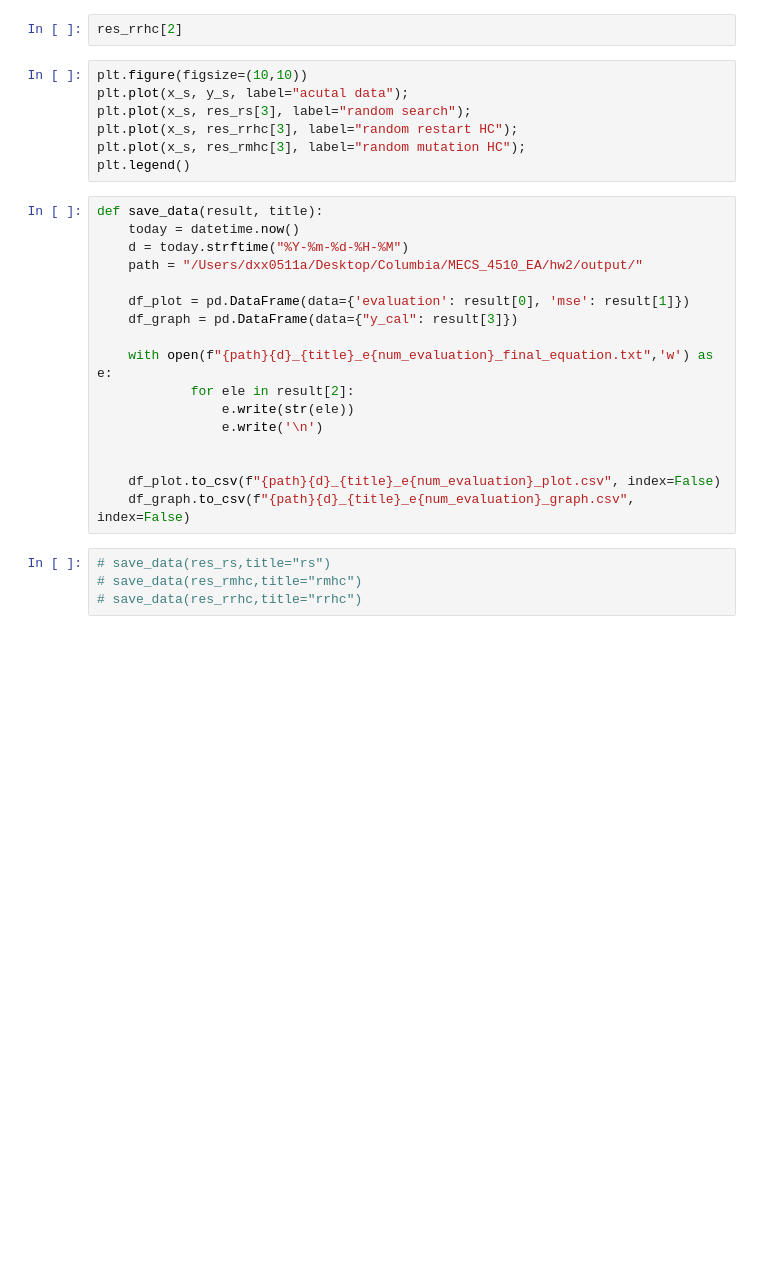
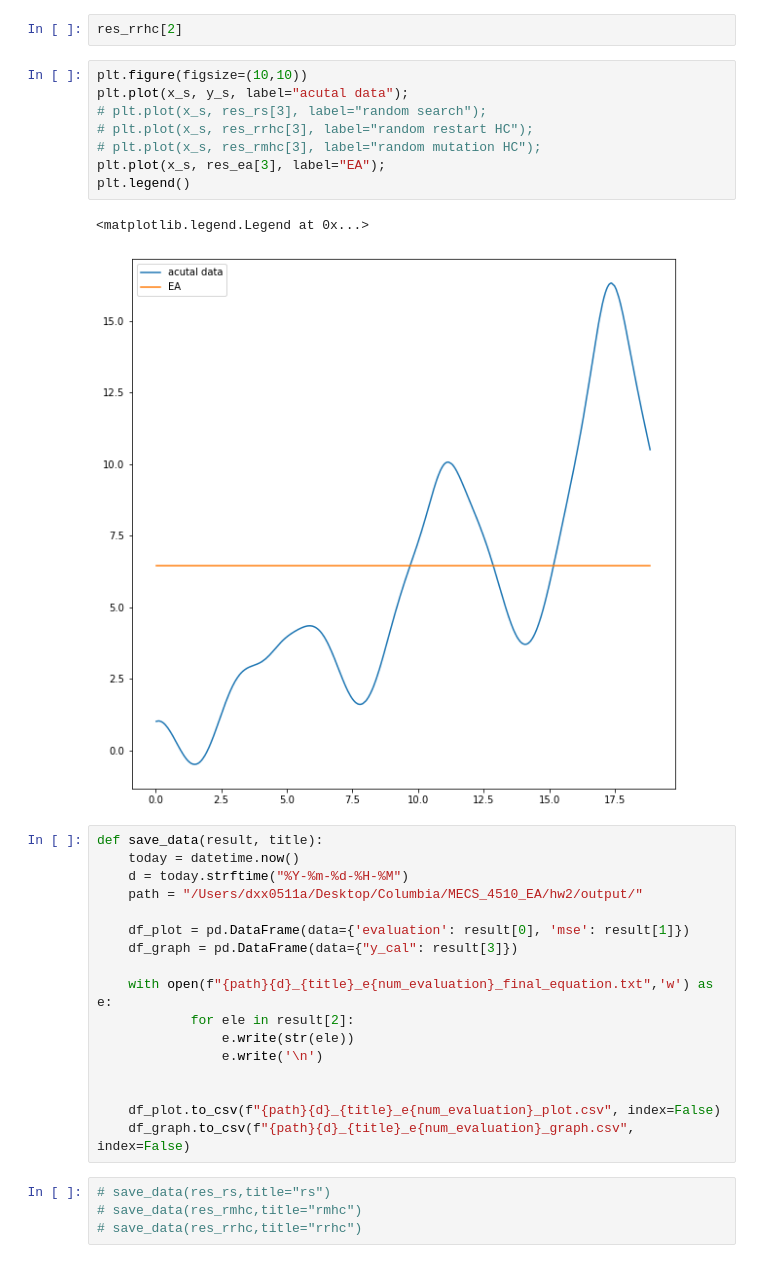
Before and after one commit to dddxing/ea_symbolicRegression, a Jupyter notebook: hw2.ipynb, the cells around one changed output. Drawn from its saved outputs; the diff is of its cells as text; blank space fills up the shorter version.

```diff
--- a/hw2.ipynb
+++ b/hw2.ipynb
@@ -613,10 +650,14 @@ res_rrhc[2]
 # %%
 plt.figure(figsize=(10,10))
 plt.plot(x_s, y_s, label="acutal data");
-plt.plot(x_s, res_rs[3], label="random search");
-plt.plot(x_s, res_rrhc[3], label="random restart HC");
-plt.plot(x_s, res_rmhc[3], label="random mutation HC");
+# plt.plot(x_s, res_rs[3], label="random search");
+# plt.plot(x_s, res_rrhc[3], label="random restart HC");
+# plt.plot(x_s, res_rmhc[3], label="random mutation HC");
+plt.plot(x_s, res_ea[3], label="EA");
 plt.legend()
+# %% [output]
+<matplotlib.legend.Legend at 0x...>
+[figure, added]
 # %%
 def save_data(result, title):
     today = datetime.now()
```
Also changed, not shown: parts of 15 cells of this notebook.
